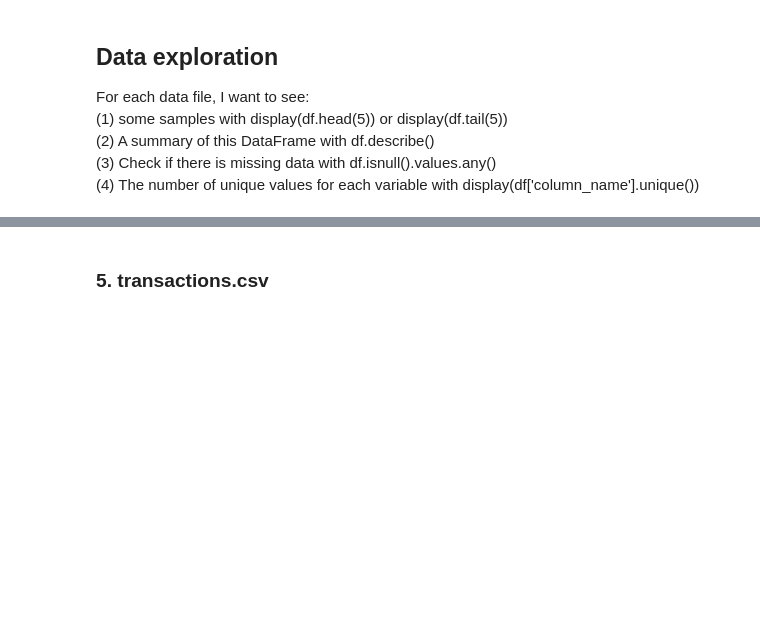
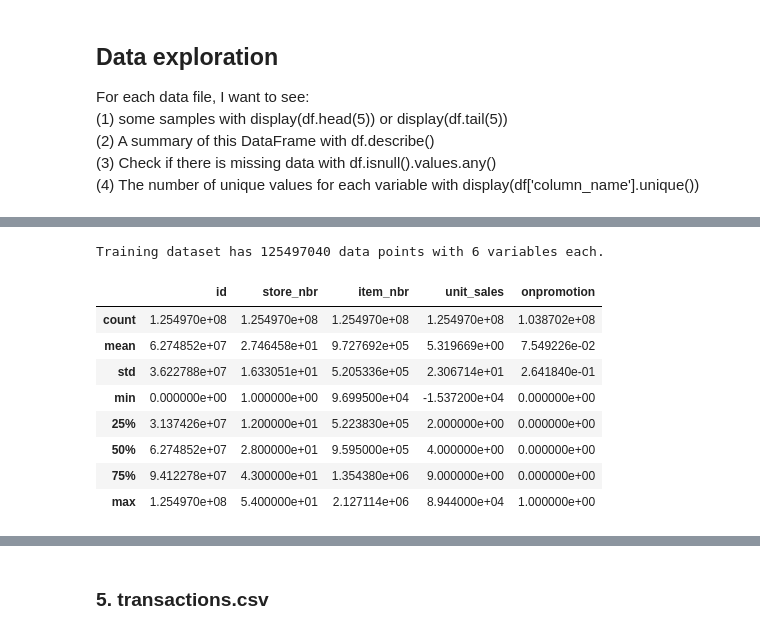
Before and after one commit to highhigh/kaggle, a Jupyter notebook: Favorita_Grocery_Sales_Forecasting/grocery_sales_forecasting_data.ipynb, the cells around one changed output, grey strips where cells are left out. Drawn from its saved outputs; the diff is of its cells as text; code cells hidden in the pictures; blank space fills up the shorter version.

```diff
--- a/Favorita_Grocery_Sales_Forecasting/grocery_sales_forecasting_data.ipynb
+++ b/Favorita_Grocery_Sales_Forecasting/grocery_sales_forecasting_data.ipynb
@@ -17,14 +17,10 @@ from sklearn.model_selection import ShuffleSplit
 from IPython.display import display
 import matplotlib.pyplot as plt
 
-# Import supplementary visualizations code visuals.py
-#import visuals as vs
-
 # Pretty display for notebooks
 %matplotlib inline
-
-
+# Loaddata() function is used to load two large csv files: train.csv and test.csv
 def loaddata(filename, nrows=None):
-    types = {'id': 'int32', 'item_nbr': 'int32', 'store_nbr': 'int16', 'unit_sales': 'float32', 'onpromotion': bool,}
-    data = pd.read_csv(filename, parse_dates=['date'], dtype=types, nrows=nrows, infer_datetime_format=True)
+    types = {'id': 'int32', 'date':'string_', 'item_nbr': 'int32', 'store_nbr': 'int16', 'unit_sales': 'float32', 'onpromotion': 'float64',}
+    data = pd.read_csv(filename, dtype=types, infer_datetime_format=True)
     return data
@@ -107,0 +39,18 @@ train_2014.isnull().values.any()
+# %%
+# Load the training dataset
+train_data = loaddata('input/train.csv')
+print("Training dataset has {} data points with {} variables each.".format(*train_data.shape))
+# %% [output]
+Training dataset has 125497040 data points with 6 variables each.
+# %%
+display(train_data.describe())
+# %% [output]
+|  | id | store_nbr | item_nbr | unit_sales | onpromotion |
+| count | 1.254970e+08 | 1.254970e+08 | 1.254970e+08 | 1.254970e+08 | 1.038702e+08 |
+| mean | 6.274852e+07 | 2.746458e+01 | 9.727692e+05 | 5.319669e+00 | 7.549226e-02 |
+| std | 3.622788e+07 | 1.633051e+01 | 5.205336e+05 | 2.306714e+01 | 2.641840e-01 |
+| min | 0.000000e+00 | 1.000000e+00 | 9.699500e+04 | -1.537200e+04 | 0.000000e+00 |
+| 25% | 3.137426e+07 | 1.200000e+01 | 5.223830e+05 | 2.000000e+00 | 0.000000e+00 |
+| 50% | 6.274852e+07 | 2.800000e+01 | 9.595000e+05 | 4.000000e+00 | 0.000000e+00 |
+| 75% | 9.412278e+07 | 4.300000e+01 | 1.354380e+06 | 9.000000e+00 | 0.000000e+00 |
+| max | 1.254970e+08 | 5.400000e+01 | 2.127114e+06 | 8.944000e+04 | 1.000000e+00 |
```
Also changed, not shown: parts of 27 cells of this notebook.
